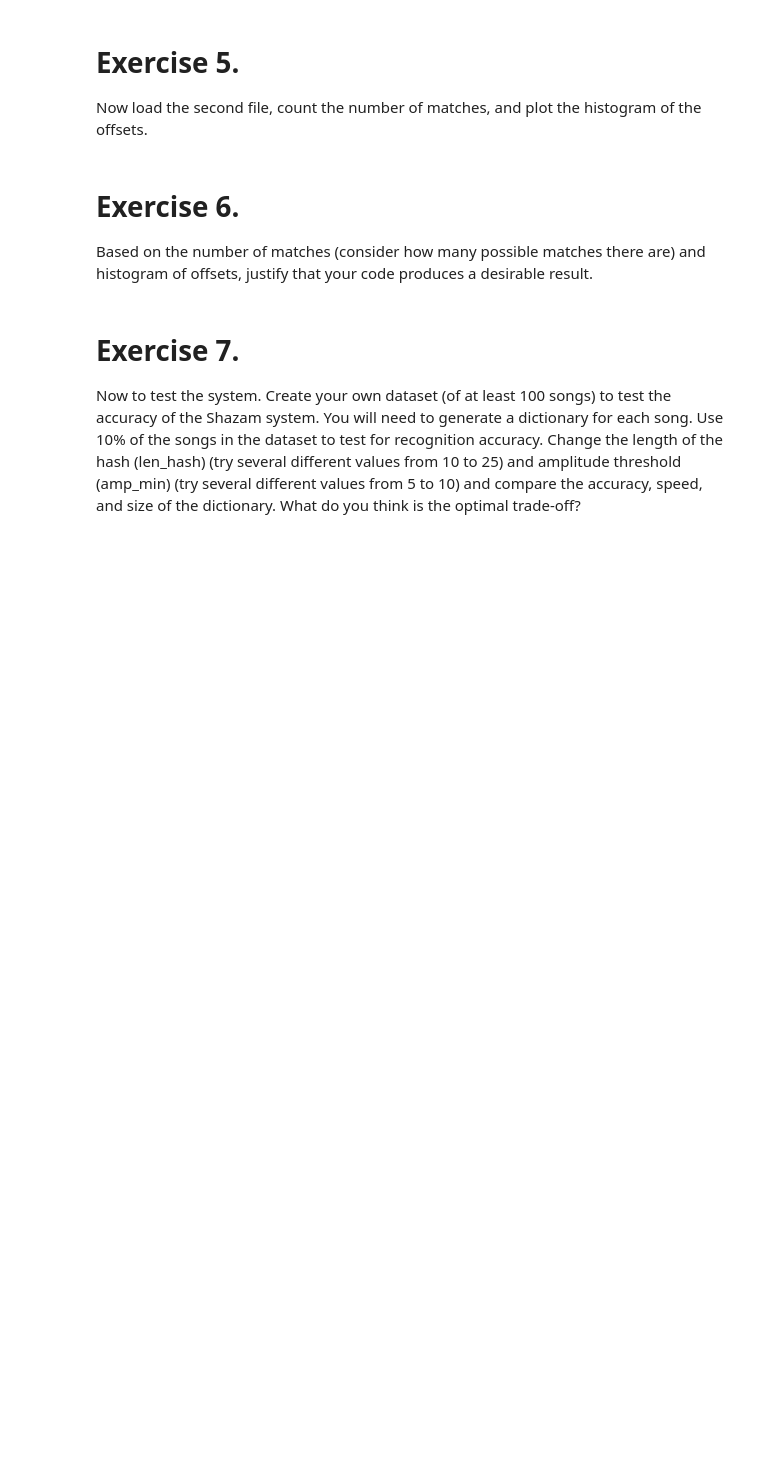
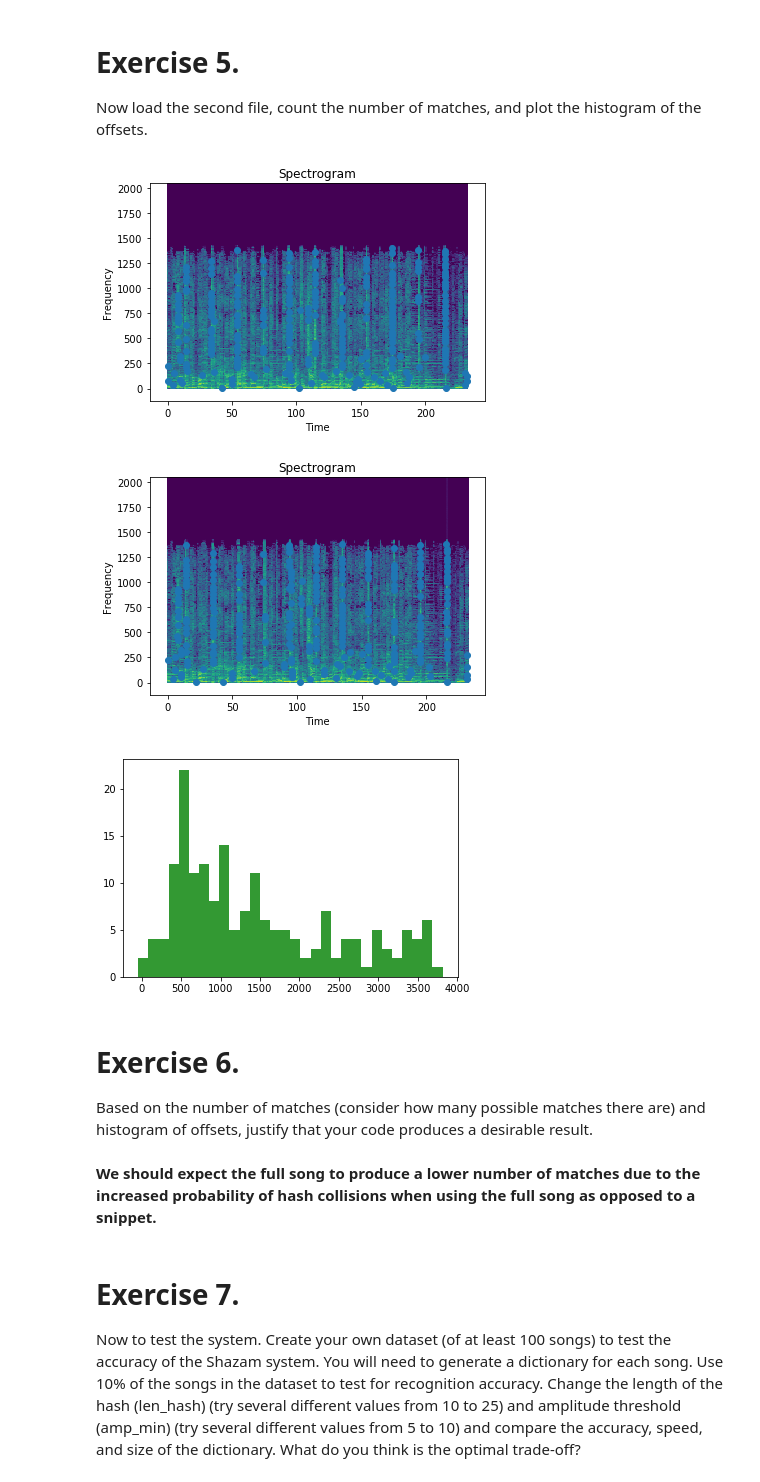
Before and after one commit to artur-sak13/Understanding-BD, a Jupyter notebook: Lab8md/Lab8_sak2.ipynb, the cells around one changed output. Saved outputs shown, nothing was run; the diff lists cells and outputs as text; code cells hidden in the pictures; blank space fills up the shorter version.

```diff
--- a/Lab8md/Lab8_sak2.ipynb
+++ b/Lab8md/Lab8_sak2.ipynb
@@ -167,10 +172,12 @@ Write a function to match the fingerprint of the excerpt to the original song. R
 def match_fingerprint(dictExcerpt,dictOriginal):
     count  = 0
     delta_k = []
-    # write your code here
-    for k, v in dictExcerpt.iteritems():
-        if dictOriginal[k]:
-            delta_k = dictOriginal[k]
+
+    setExcerpt = set(dictExcerpt)
+    setOrig    = set(dictOriginal)
+    for k in setOrig.intersection(setExcerpt):
+        count = count + 1
+        delta_k.append(dictOriginal[k][0] - dictExcerpt[k][0])
     return count, delta_k
 # %% [markdown]
 Let's count how many matches are found and plot the histogram of the offsets.
@@ -189,18 +198,33 @@ Now load the second file, count the number of matches, and plot the histogram of
 # %%
 channelsExcerpt2, framerate = readAudioFileExcerpt('data/Gia-Nhu-Anh-Lang-Im.wav', 40,50)
 
 #write code to generate hashesExcerpt2
+plot = True
+
+wsize  = 4096 # window size
+wratio = 0.5 # overlap ratio
+fan_value = 10 #number of target points in the frequency domain to pair with the anchor point
+amp_min = 25 # minimum amplitude of the peak.
+
+for samples in channelsExcerpt2:
+    hashesExcerpt2 = fingerprint(samples, framerate, wsize, wratio, fan_value, amp_min, plot)
 
 dictExcerpt2 = hashesToDict(hashesExcerpt2)
 count2, delta_k2 = match_fingerprint(dictExcerpt2, dictOriginal)
 if delta_k2:
     fig = plt.figure()
     ax = fig.add_subplot(111)
     numBins = 30
     ax.hist(delta_k2,numBins,color='green',alpha=0.8)
+# %% [output]
+[figure, added]
+[figure, added]
+[figure, added]
 # %% [markdown]
 # Exercise 6.
 Based on the number of matches (consider how many possible matches there are) and histogram of offsets, justify that your code produces a desirable result.
+# %% [markdown]
+**We should expect the full song to produce a lower number of matches due to the increased probability of hash collisions when using the full song as opposed to a snippet.**
 # %% [markdown]
 # Exercise 7.
 Now to test the system. Create your own dataset (of at least 100 songs) to test the accuracy of the Shazam system. You will need to generate a dictionary for each song. Use 10% of the songs in the dataset to test for recognition accuracy. Change the length of the hash (len_hash) (try several different values from 10 to 25) and amplitude threshold (amp_min) (try several different values from 5 to 10) and compare the accuracy, speed, and size of the dictionary. What do you think is the optimal trade-off?
```
Also changed, not shown: parts of 5 cells of this notebook, 25 other files.
